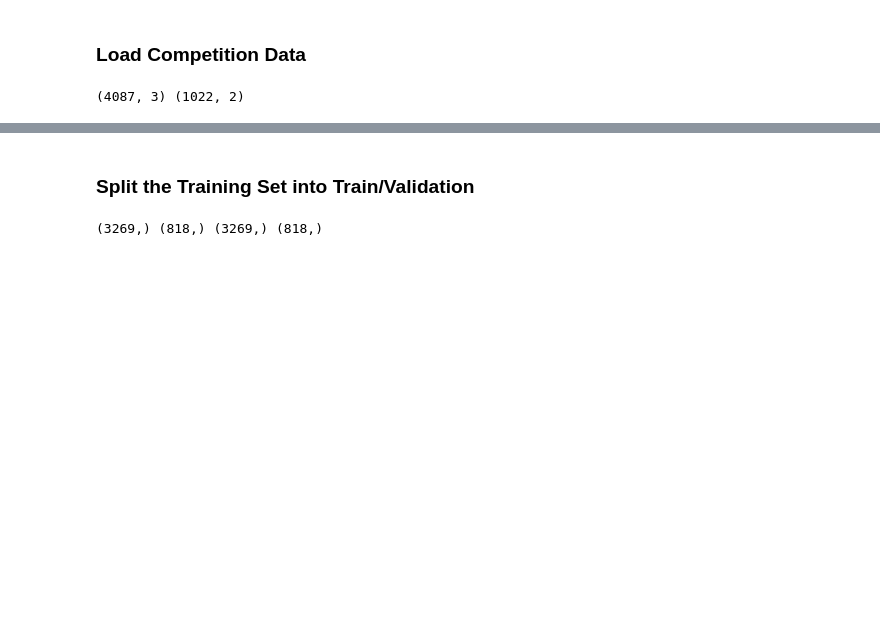
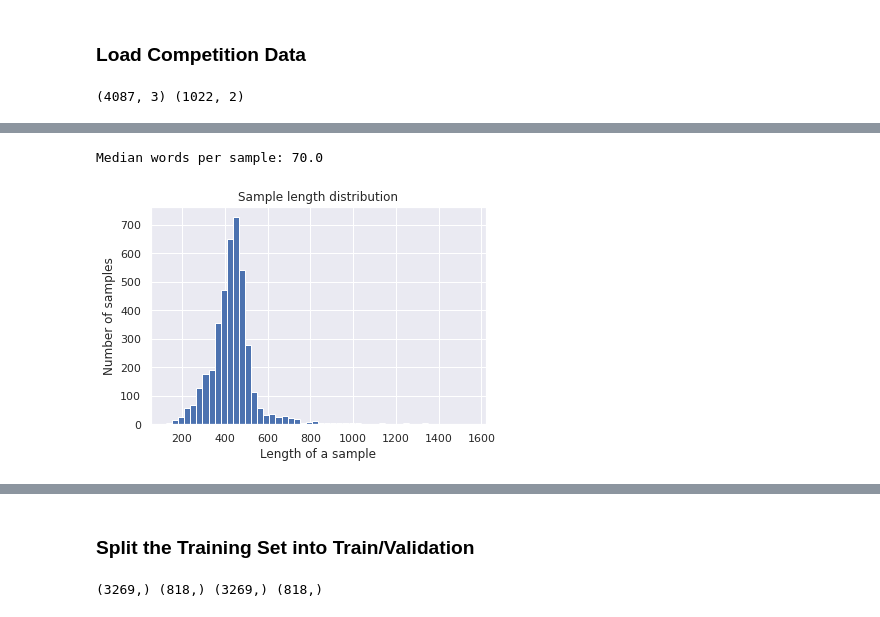
Before and after one commit to deanhadzi/DS-Unit-4-Sprint-1-NLP, a Jupyter notebook: module3-document-classification/LS_DSPT4_413_Document_Classification_Assignment.ipynb, the cells around one changed output, grey strips where cells are left out. Cells and saved outputs as stored; diff of their text form; code cells hidden in the pictures; blank space fills up the shorter version.

```diff
--- a/module3-document-classification/LS_DSPT4_413_Document_Classification_Assignment.ipynb
+++ b/module3-document-classification/LS_DSPT4_413_Document_Classification_Assignment.ipynb
@@ -31,12 +31,18 @@ What you should be doing now:
 # %% [markdown]
 ### Load Competition Data
 # %%
+# Importing necessary modules.
+
+import pandas as pd
+import scipy.stats as stats
+import seaborn as sns
+sns.set()
+from sklearn.decomposition import TruncatedSVD
+from sklearn.ensemble import RandomForestClassifier
+from sklearn.feature_extraction.text import TfidfVectorizer
+from sklearn.model_selection import GridSearchCV, RandomizedSearchCV, train_test_split
+from sklearn.pipeline import Pipeline
+from sklearn.metrics import accuracy_score
+
 from explore_data import *
-from sklearn.ensemble import RandomForestClassifier
-from sklearn.model_selection import GridSearchCV
-from sklearn.feature_extraction.text import TfidfVectorizer
-from sklearn.pipeline import Pipeline
-import scipy.stats as stats
-from sklearn.model_selection import RandomizedSearchCV
-from sklearn.decomposition import TruncatedSVD
 # %%
@@ -60,2 +69,15 @@ train.head()
+# %%
+# Get the median number of words per sample.
+
+median_words_per_sample = get_num_words_per_sample(train['description'])
+print(f'Median words per sample: {median_words_per_sample}')
+# %% [output]
+Median words per sample: 70.0
+# %%
+# Distribution of the review lengths - appears to be normal.
+
+plot_sample_length_distribution(train['description'])
+# %% [output]
+[figure, added]
 # %%
 # Distribution of ratingCategory: 0 (Excellent), 1 (Good), 2 (Poor)
```
Also changed, not shown: parts of 21 cells of this notebook, 2 other files.
